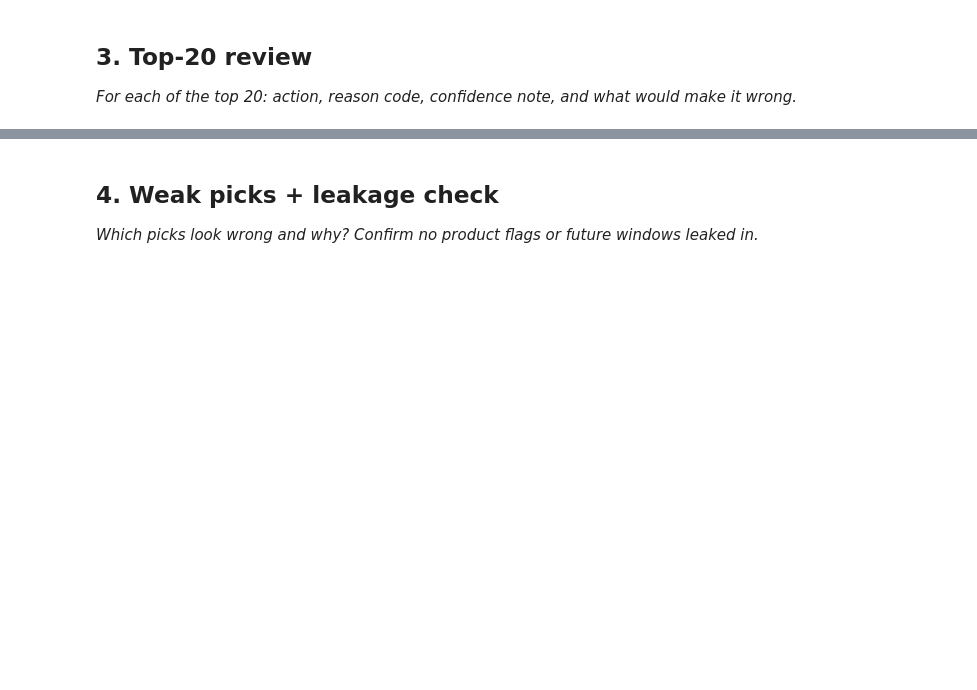
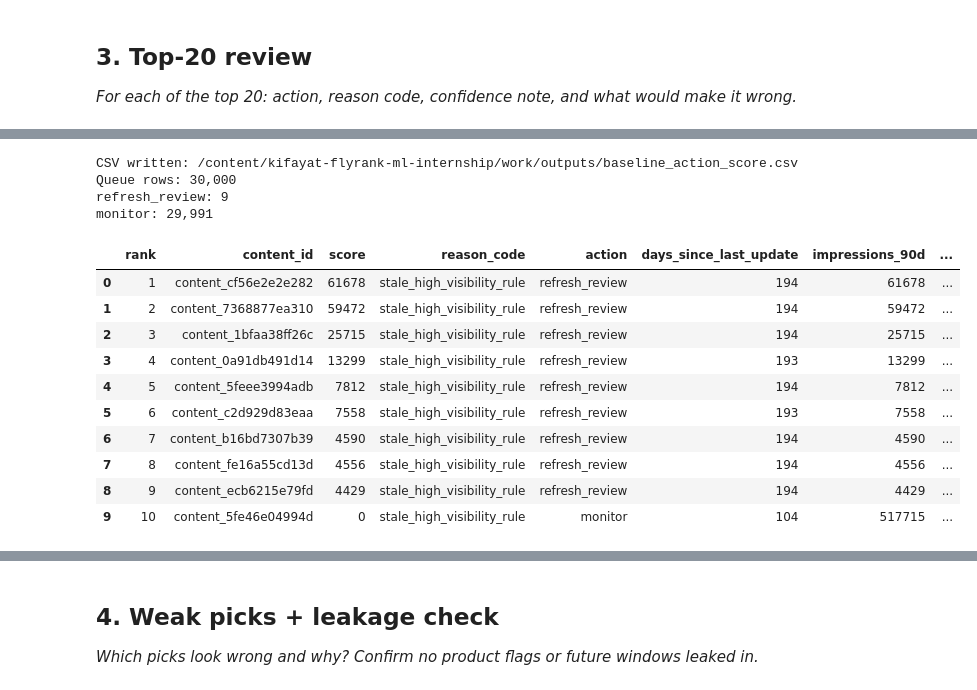
Before and after one commit to Kifayat-Sayed/flyrank-ml-internship1, a Jupyter notebook: work/notebooks/w04_baseline_score.ipynb, the cells around one changed output, grey strips where cells are left out. Cells and saved outputs as stored; diff of their text form; code cells hidden in the pictures; blank space fills up the shorter version.

```diff
--- a/work/notebooks/w04_baseline_score.ipynb
+++ b/work/notebooks/w04_baseline_score.ipynb
@@ -29,0 +207,55 @@ This skeleton is yours to fill. Work the sections **in order** — each one has
+# %%
+# This cell is for CODE (numbers, a query, a check).
+# Write your text answer in the cell ABOVE this one — typing sentences here breaks Run All.
+
+stale_days = pd.to_numeric(data["days_since_last_update"], errors="coerce")
+impressions = pd.to_numeric(data["impressions_90d"], errors="coerce").fillna(0)
+
+stale_flag = stale_days.ge(180).fillna(False).astype(int)
+visible_flag = impressions.ge(3000).astype(int)
+
+ranked = data.copy()
+ranked["score"] = stale_flag * visible_flag * impressions
+ranked["reason_code"] = "stale_high_visibility_rule"
+ranked["action"] = np.where((stale_flag == 1) & (visible_flag == 1),
+                            "refresh_review", "monitor")
+
+# IDs are used only to identify rows and break ties deterministically, never as score inputs.
+ranked = ranked.sort_values(
+    ["score", "impressions_90d", "content_id"],
+    ascending=[False, False, True],
+    kind="mergesort"
+).reset_index(drop=True)
+ranked.insert(0, "rank", np.arange(1, len(ranked) + 1))
+
+out_dir = ROOT / "work" / "outputs"
+out_dir.mkdir(parents=True, exist_ok=True)
+out_path = out_dir / "baseline_action_score.csv"
+export_cols = [
+    "rank", "content_id", "score", "reason_code", "action",
+    "days_since_last_update", "impressions_90d", "avg_position", "ctr"
+]
+export_cols = [col for col in export_cols if col in ranked.columns]
+ranked[export_cols].to_csv(out_path, index=False)
+
+print(f"CSV written: {out_path}")
+print(f"Queue rows: {len(ranked):,}")
+print(f"refresh_review: {(ranked['action'] == 'refresh_review').sum():,}")
+print(f"monitor: {(ranked['action'] == 'monitor').sum():,}")
+display(ranked[export_cols].head(10))
+# %% [output]
+CSV written: /content/kifayat-flyrank-ml-internship/work/outputs/baseline_action_score.csv
+Queue rows: 30,000
+refresh_review: 9
+monitor: 29,991
+|  | rank | content_id | score | reason_code | action | days_since_last_update | impressions_90d | ... |
+| 0 | 1 | content_cf56e2e2e282 | 61678 | stale_high_visibility_rule | refresh_review | 194 | 61678 | ... |
+| 1 | 2 | content_7368877ea310 | 59472 | stale_high_visibility_rule | refresh_review | 194 | 59472 | ... |
+| 2 | 3 | content_1bfaa38ff26c | 25715 | stale_high_visibility_rule | refresh_review | 194 | 25715 | ... |
+| 3 | 4 | content_0a91db491d14 | 13299 | stale_high_visibility_rule | refresh_review | 193 | 13299 | ... |
+| 4 | 5 | content_5feee3994adb | 7812 | stale_high_visibility_rule | refresh_review | 194 | 7812 | ... |
+| 5 | 6 | content_c2d929d83eaa | 7558 | stale_high_visibility_rule | refresh_review | 193 | 7558 | ... |
+| 6 | 7 | content_b16bd7307b39 | 4590 | stale_high_visibility_rule | refresh_review | 194 | 4590 | ... |
+| 7 | 8 | content_fe16a55cd13d | 4556 | stale_high_visibility_rule | refresh_review | 194 | 4556 | ... |
+| 8 | 9 | content_ecb6215e79fd | 4429 | stale_high_visibility_rule | refresh_review | 194 | 4429 | ... |
+| 9 | 10 | content_5fe46e04994d | 0 | stale_high_visibility_rule | monitor | 104 | 517715 | ... |
```
Also changed, not shown: parts of 13 cells of this notebook.
